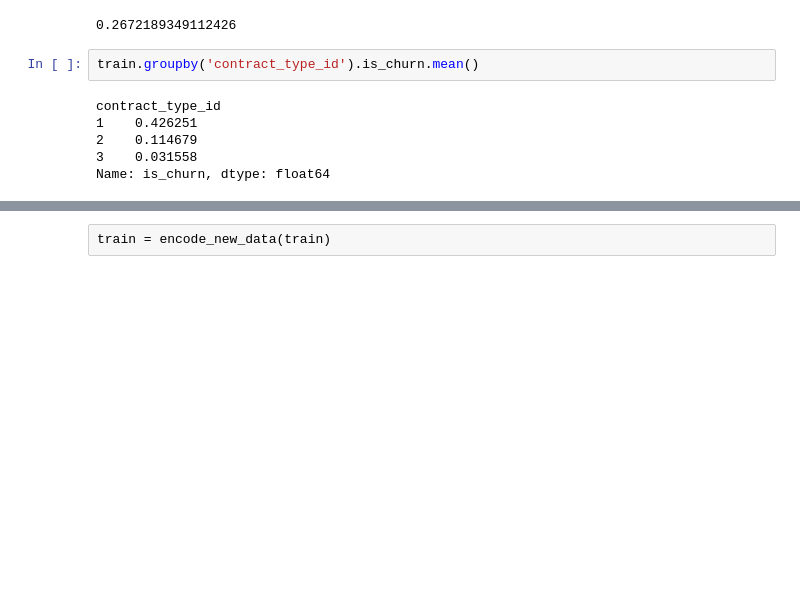
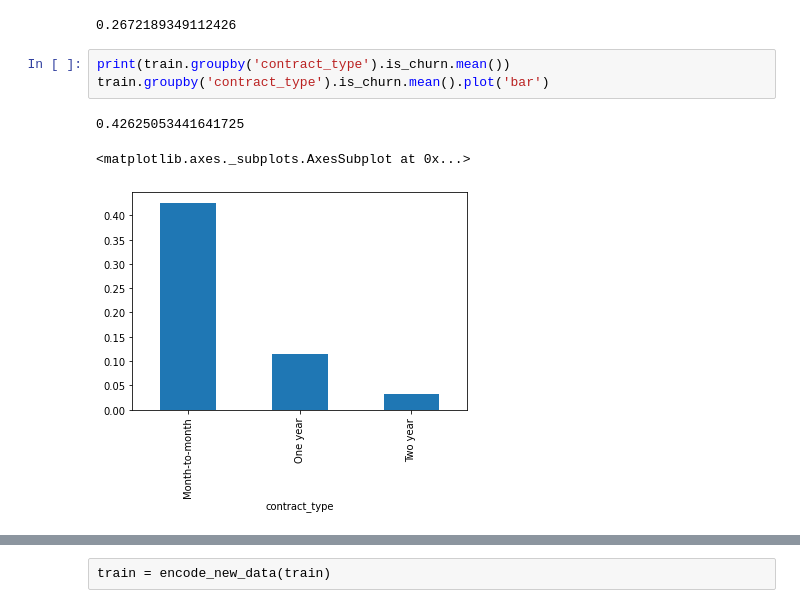
Before and after one commit to Rooster-Warrior/analyzing-customer-churn, a Jupyter notebook: Noah_working_notebook.ipynb, the cells around one changed output, grey strips where cells are left out. Drawn from its saved outputs; the diff is of its cells as text; blank space fills up the shorter version.

```diff
--- a/Noah_working_notebook.ipynb
+++ b/Noah_working_notebook.ipynb
@@ -44,11 +40,10 @@ train, validate, test = prepare.split_data(df)
 train.is_churn.mean()
 # %% [output]
 0.2672189349112426
-# %%
-train.groupby('contract_type_id').is_churn.mean()
-# %% [output]
-contract_type_id
-1    0.426251
-2    0.114679
-3    0.031558
-Name: is_churn, dtype: float64
+# %%
+print(train.groupby('contract_type').is_churn.mean())
+train.groupby('contract_type').is_churn.mean().plot('bar')
+# %% [output]
+0.42625053441641725
+<matplotlib.axes._subplots.AxesSubplot at 0x...>
+[figure, added]
```
Also changed, not shown: parts of 33 cells of this notebook, 2 other files.
